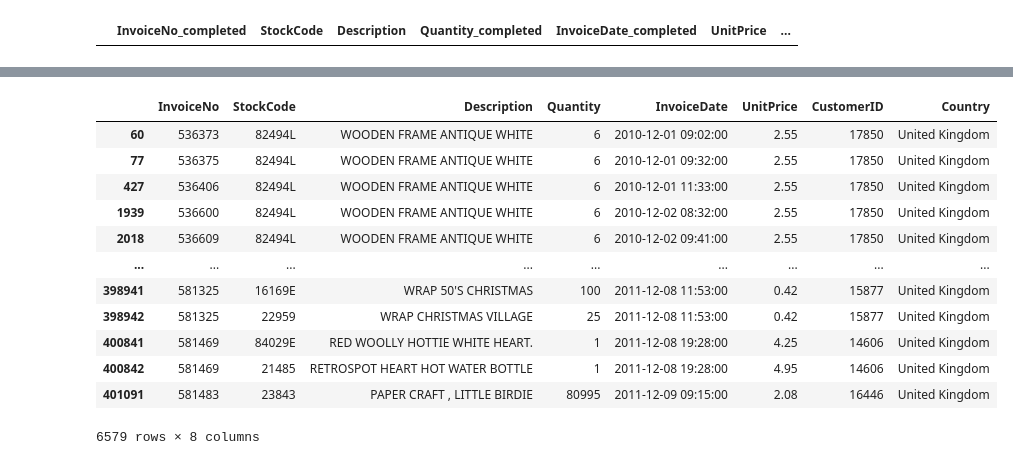
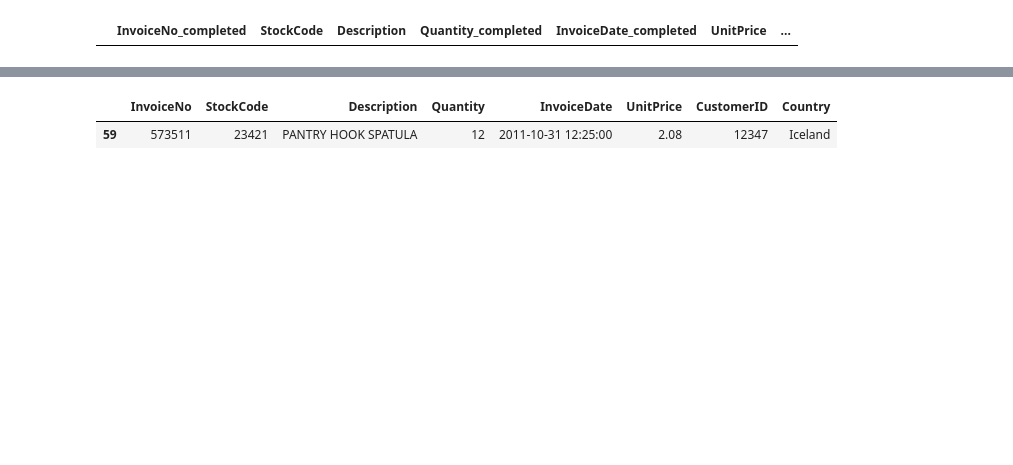
Before and after one commit to mrazakqq/Customer-Segmentation-Online-Retail, a Jupyter notebook: customer-segmentation-online-retail.ipynb, the cells around one changed output, grey strips where cells are left out. Drawn from its saved outputs; the diff is of its cells as text; code cells hidden in the pictures; blank space fills up the shorter version.

Commit message:
transaction affected

```diff
--- a/customer-segmentation-online-retail.ipynb
+++ b/customer-segmentation-online-retail.ipynb
@@ -133,7 +133,7 @@ def dropDuplicates(df):
   print(f'Dimensions after remove duplicates: {df.shape}')
   return df
 # %%
-data = df.copy()
+data = df.sort_values('CustomerID').copy()
 data = dropDuplicates(data)
 data
 # %% [output]
@@ -631,0 +622,4 @@ transactionItemsRemovedByQty
+# %%
+data.drop(transactionItemsRemovedByQty.idx_completed.unique(), inplace=True)
+data.drop(transactionItemsRemovedByQty.idx_canceled.unique(), inplace=True)
+data
@@ -682,16 +729,5 @@ data[data.index.isin(transactionItemsRemovedByQty.idx_canceled.to_list())]
 # %%
-data.iloc[(transactionItemsRemovedByQty.idx_completed.to_list())]
+data.iloc[[57]]
 # %% [output]
 |  | InvoiceNo | StockCode | Description | Quantity | InvoiceDate | UnitPrice | CustomerID | Country |
-| 60 | 536373 | 82494L | WOODEN FRAME ANTIQUE WHITE | 6 | 2010-12-01 09:02:00 | 2.55 | 17850 | United Kingdom |
-| 77 | 536375 | 82494L | WOODEN FRAME ANTIQUE WHITE | 6 | 2010-12-01 09:32:00 | 2.55 | 17850 | United Kingdom |
-| 427 | 536406 | 82494L | WOODEN FRAME ANTIQUE WHITE | 6 | 2010-12-01 11:33:00 | 2.55 | 17850 | United Kingdom |
-| 1939 | 536600 | 82494L | WOODEN FRAME ANTIQUE WHITE | 6 | 2010-12-02 08:32:00 | 2.55 | 17850 | United Kingdom |
-| 2018 | 536609 | 82494L | WOODEN FRAME ANTIQUE WHITE | 6 | 2010-12-02 09:41:00 | 2.55 | 17850 | United Kingdom |
-| ... | ... | ... | ... | ... | ... | ... | ... | ... |
-| 398941 | 581325 | 16169E | WRAP 50'S CHRISTMAS | 100 | 2011-12-08 11:53:00 | 0.42 | 15877 | United Kingdom |
-| 398942 | 581325 | 22959 | WRAP CHRISTMAS VILLAGE | 25 | 2011-12-08 11:53:00 | 0.42 | 15877 | United Kingdom |
-| 400841 | 581469 | 84029E | RED WOOLLY HOTTIE WHITE HEART. | 1 | 2011-12-08 19:28:00 | 4.25 | 14606 | United Kingdom |
-| 400842 | 581469 | 21485 | RETROSPOT HEART HOT WATER BOTTLE | 1 | 2011-12-08 19:28:00 | 4.95 | 14606 | United Kingdom |
-| 401091 | 581483 | 23843 | PAPER CRAFT , LITTLE BIRDIE | 80995 | 2011-12-09 09:15:00 | 2.08 | 16446 | United Kingdom |
+| 59 | 573511 | 23421 | PANTRY HOOK SPATULA | 12 | 2011-10-31 12:25:00 | 2.08 | 12347 | Iceland |
-6579 rows × 8 columns
```
Also changed, not shown: parts of 52 cells of this notebook.
